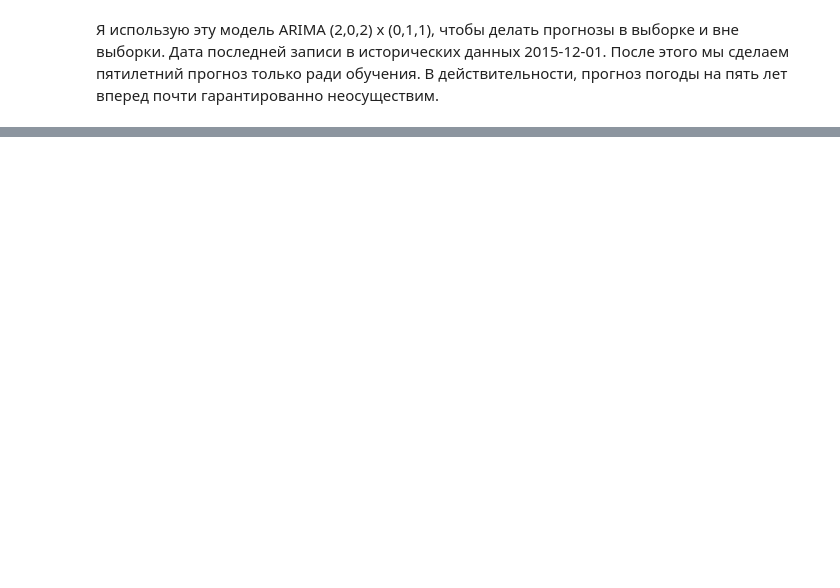
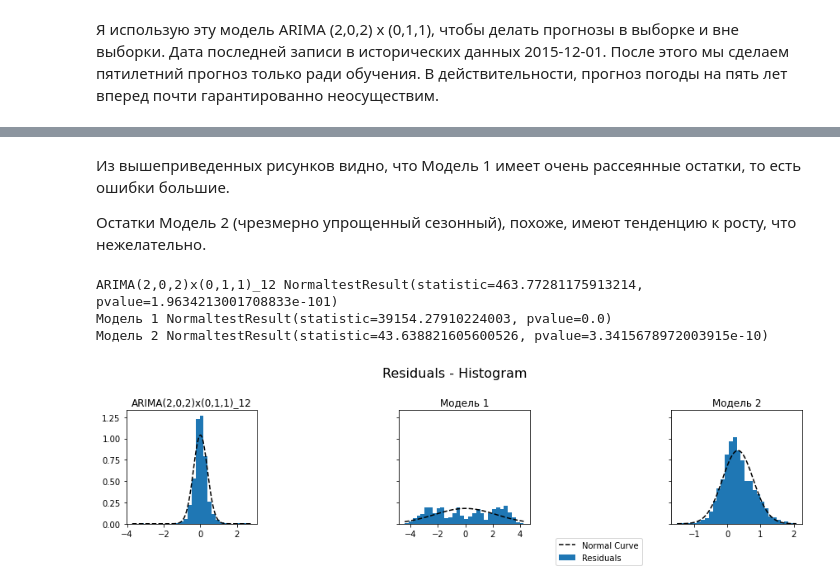
Before and after one commit to SizovaDarya708/ClimateChange, a Jupyter notebook: Climate Change Project.ipynb, the cells around one changed output, grey strips where cells are left out. Drawn from its saved outputs; the diff is of its cells as text; code cells hidden in the pictures; blank space fills up the shorter version.

```diff
--- a/Climate Change Project.ipynb
+++ b/Climate Change Project.ipynb
@@ -518,0 +657,28 @@ SyntaxError: invalid syntax (<ipython-input-45-fc8f14d4aa02>, line 10)
+# %% [markdown]
+Из вышеприведенных рисунков видно, что Модель 1 имеет очень рассеянные остатки,
+то есть ошибки большие.
+
+Остатки Модель 2 (чрезмерно упрощенный сезонный), похоже, имеют тенденцию к росту, что нежелательно.
+# %%
+fig, axs = plt.subplots(1, 3, sharey = True, figsize = (12, 4))
+
+for i in range(3):
+    plt.sca(axs[i])
+    axs[i].set_title(mod_names[i])
+    plt.hist(resids[i], bins = 30, density = True, label = 'Residuals')
+
+    x, y = fit_norm(resids[i])
+    plt.plot(x, y,'k--', label = 'Normal Curve')
+
+    print(mod_names[i], stats.normaltest(resids[i]))
+
+fig.suptitle('Residuals - Histogram', size = 16)
+plt.legend(loc='lower center', bbox_to_anchor=(-0.55, -0.4))
+fig.tight_layout()
+fig.subplots_adjust(top = 0.8)
+plt.show()
+# %% [output]
+ARIMA(2,0,2)x(0,1,1)_12 NormaltestResult(statistic=463.77281175913214, pvalue=1.9634213001708833e-101)
+Модель 1 NormaltestResult(statistic=39154.27910224003, pvalue=0.0)
+Модель 2 NormaltestResult(statistic=43.638821605600526, pvalue=3.3415678972003915e-10)
+[figure, added]
```
Also changed, not shown: parts of 28 cells of this notebook.
